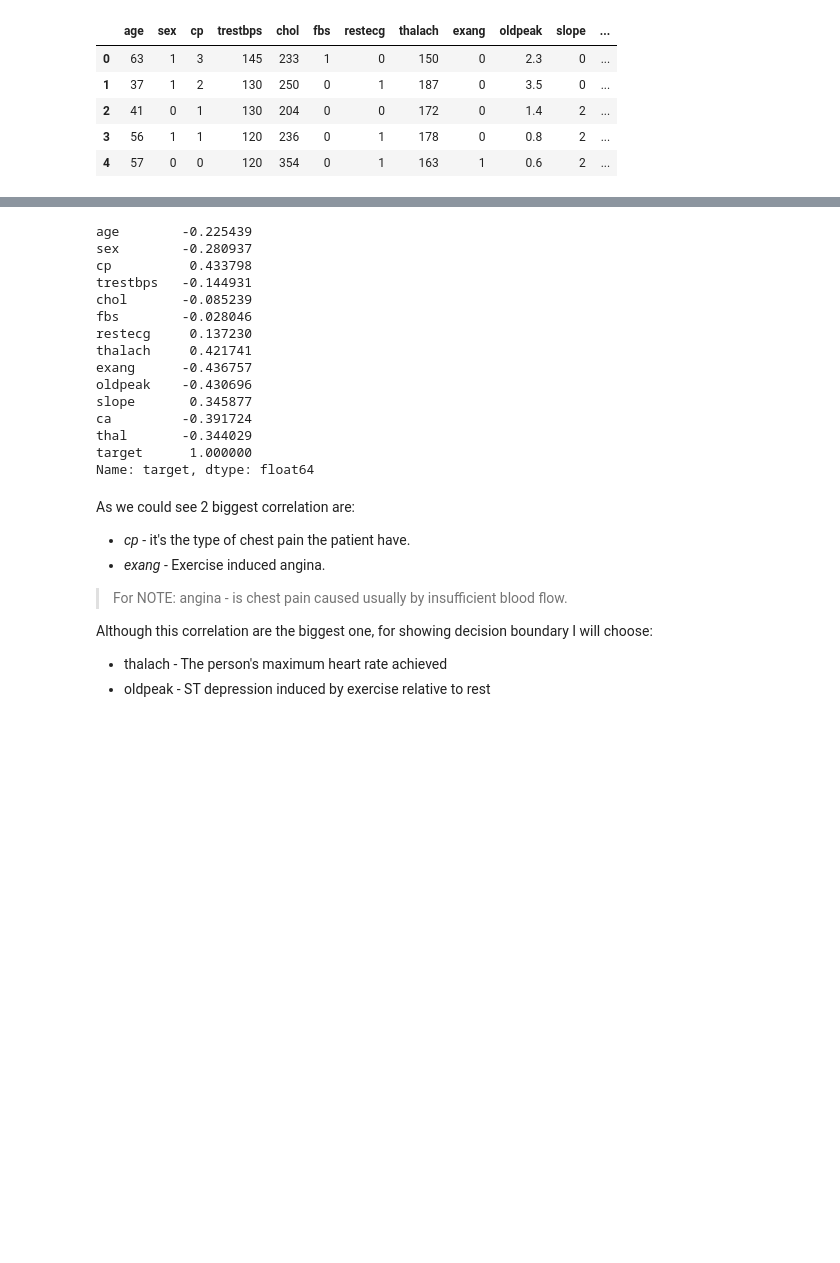
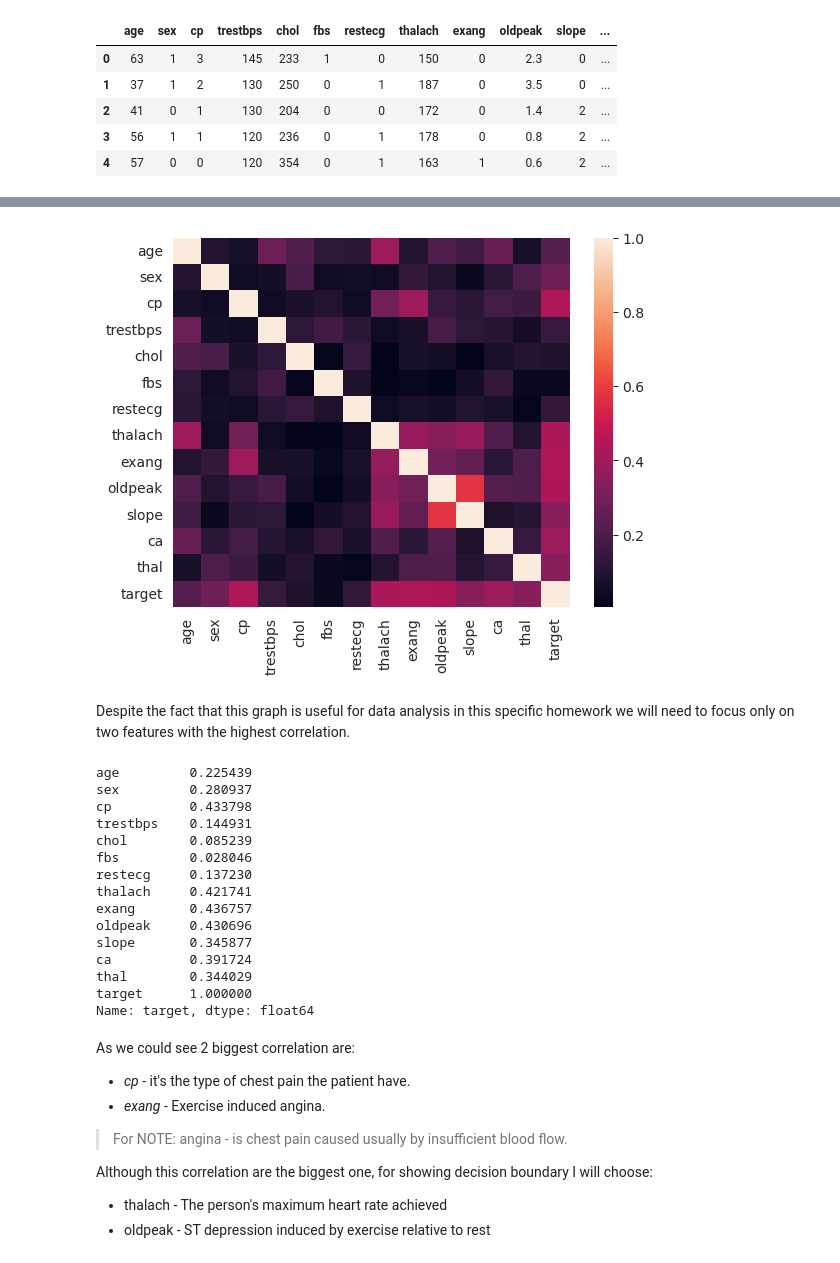
Before and after one commit to its-mario/Sigmoid-Mentoring, a Jupyter notebook: 07_decision_tree.ipynb, the cells around one changed output, grey strips where cells are left out. Cells and saved outputs as stored; diff of their text form; code cells hidden in the pictures; blank space fills up the shorter version.

```diff
--- a/07_decision_tree.ipynb
+++ b/07_decision_tree.ipynb
@@ -14,5 +16,5 @@ data.head() # an overview on data
 | 3 | 56 | 1 | 1 | 120 | 236 | 0 | 1 | 178 | 0 | 0.8 | 2 | ... |
 | 4 | 57 | 0 | 0 | 120 | 354 | 0 | 1 | 163 | 1 | 0.6 | 2 | ... |
 # %%
-data.corr()
+dataplot = sns.heatmap(abs(data.corr()))
 # %% [output]
@@ -34,20 +21,23 @@ data.corr()
+[figure, added]
+# %% [markdown]
+Despite the fact that this graph is useful for data analysis in this specific homework we will need to focus only on two features with the highest correlation.
 # %%
 # displaying correlations for target column
-data.corr()["target"]
+abs(data.corr()["target"])
 # %% [output]
-age        -0.225439
-sex        -0.280937
+age         0.225439
+sex         0.280937
 cp          0.433798
-trestbps   -0.144931
-chol       -0.085239
-fbs        -0.028046
+trestbps    0.144931
+chol        0.085239
+fbs         0.028046
 restecg     0.137230
 thalach     0.421741
-exang      -0.436757
-oldpeak    -0.430696
+exang       0.436757
+oldpeak     0.430696
 slope       0.345877
-ca         -0.391724
-thal       -0.344029
+ca          0.391724
+thal        0.344029
 target      1.000000
 Name: target, dtype: float64
 # %% [markdown]
```
Also changed, not shown: parts of 13 cells of this notebook.
